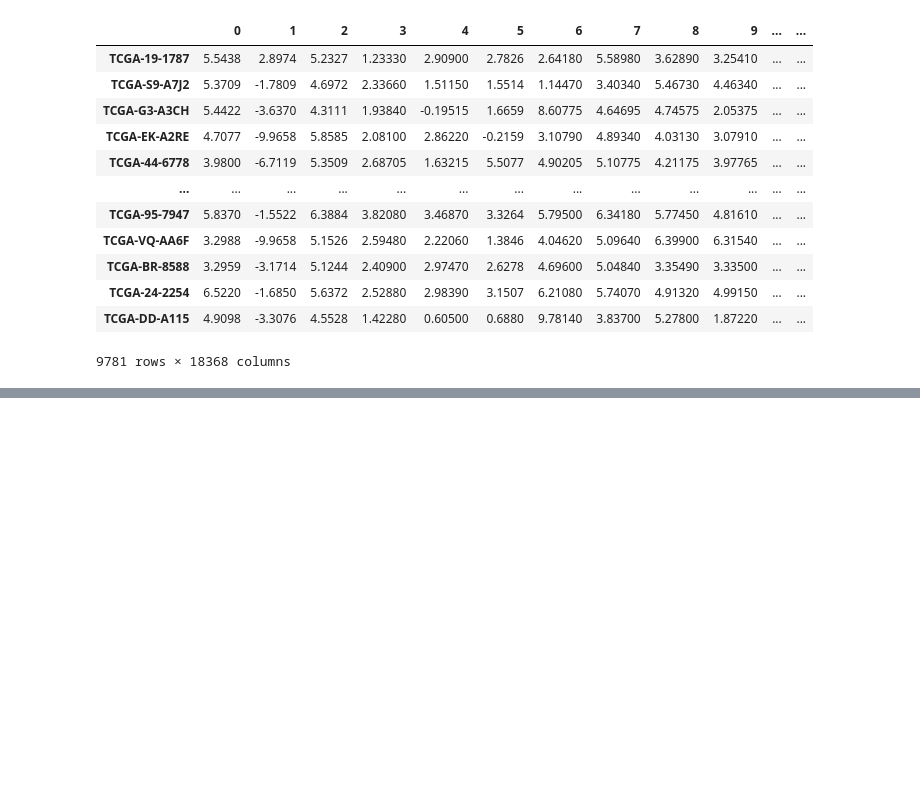
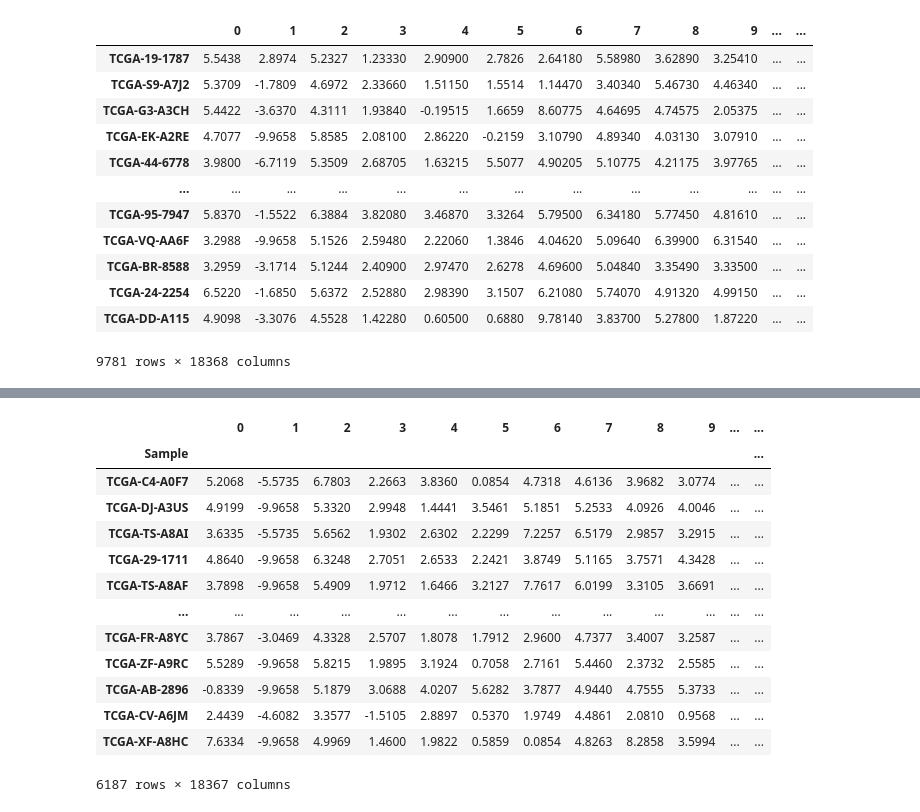
Before and after one commit to janneah/cns, a Jupyter notebook: notebooks/stacked.ipynb, the cells around one changed output, grey strips where cells are left out. Saved outputs shown, nothing was run; the diff lists cells and outputs as text; code cells hidden in the pictures; blank space fills up the shorter version.

```diff
--- a/notebooks/stacked.ipynb
+++ b/notebooks/stacked.ipynb
@@ -110,2 +114,18 @@ exp
 # %%
-a =
+exp_final = exp.drop(['Sig1', 'Sig2', 'Sig3', 'Sig4', 'Sig5'], axis = 1)
+exp_final
+# %% [output]
+|  | 0 | 1 | 2 | 3 | 4 | 5 | 6 | 7 | 8 | 9 | ... | ... |
+| Sample |  |  |  |  |  |  |  |  |  |  |  | ... |
+| TCGA-C4-A0F7 | 5.2068 | -5.5735 | 6.7803 | 2.2663 | 3.8360 | 0.0854 | 4.7318 | 4.6136 | 3.9682 | 3.0774 | ... | ... |
+| TCGA-DJ-A3US | 4.9199 | -9.9658 | 5.3320 | 2.9948 | 1.4441 | 3.5461 | 5.1851 | 5.2533 | 4.0926 | 4.0046 | ... | ... |
+| TCGA-TS-A8AI | 3.6335 | -5.5735 | 5.6562 | 1.9302 | 2.6302 | 2.2299 | 7.2257 | 6.5179 | 2.9857 | 3.2915 | ... | ... |
+| TCGA-29-1711 | 4.8640 | -9.9658 | 6.3248 | 2.7051 | 2.6533 | 2.2421 | 3.8749 | 5.1165 | 3.7571 | 4.3428 | ... | ... |
+| TCGA-TS-A8AF | 3.7898 | -9.9658 | 5.4909 | 1.9712 | 1.6466 | 3.2127 | 7.7617 | 6.0199 | 3.3105 | 3.6691 | ... | ... |
+| ... | ... | ... | ... | ... | ... | ... | ... | ... | ... | ... | ... | ... |
+| TCGA-FR-A8YC | 3.7867 | -3.0469 | 4.3328 | 2.5707 | 1.8078 | 1.7912 | 2.9600 | 4.7377 | 3.4007 | 3.2587 | ... | ... |
+| TCGA-ZF-A9RC | 5.5289 | -9.9658 | 5.8215 | 1.9895 | 3.1924 | 0.7058 | 2.7161 | 5.4460 | 2.3732 | 2.5585 | ... | ... |
+| TCGA-AB-2896 | -0.8339 | -9.9658 | 5.1879 | 3.0688 | 4.0207 | 5.6282 | 3.7877 | 4.9440 | 4.7555 | 5.3733 | ... | ... |
+| TCGA-CV-A6JM | 2.4439 | -4.6082 | 3.3577 | -1.5105 | 2.8897 | 0.5370 | 1.9749 | 4.4861 | 2.0810 | 0.9568 | ... | ... |
+| TCGA-XF-A8HC | 7.6334 | -9.9658 | 4.9969 | 1.4600 | 1.9822 | 0.5859 | 0.0854 | 4.8263 | 8.2858 | 3.5994 | ... | ... |
+6187 rows × 18367 columns
```
Also changed, not shown: parts of 6 cells of this notebook, 1 other file.
